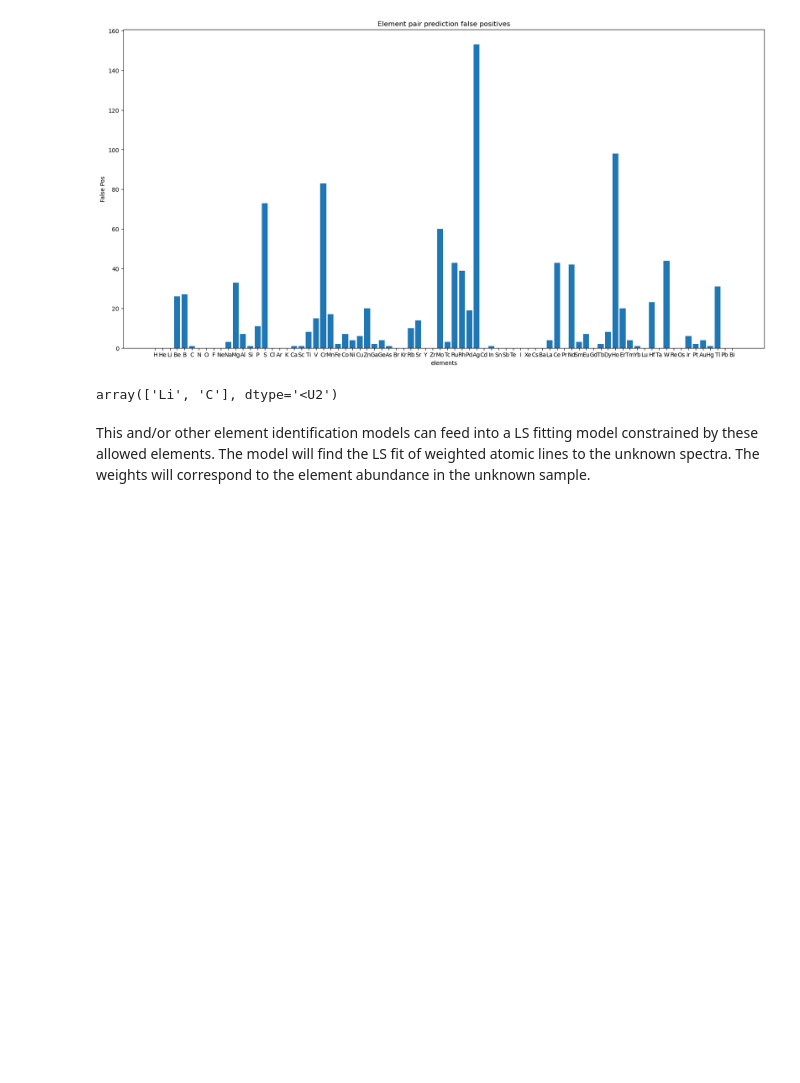
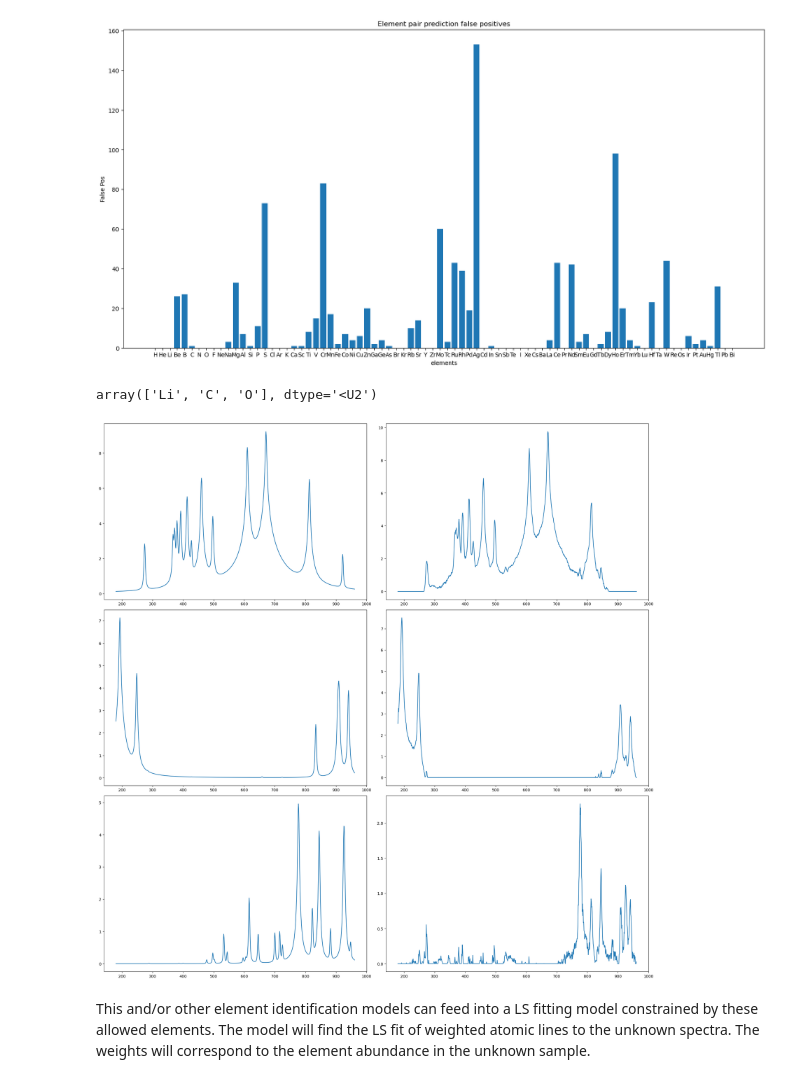
Before and after one commit to MWhitta/phaseMAP, a Jupyter notebook: Model_Test.ipynb, the cells around one changed output. Drawn from its saved outputs; the diff is of its cells as text; code cells hidden in the pictures; blank space fills up the shorter version.

Commit message:
memory mapped example and model test with elemental graphs

```diff
--- a/Model_Test.ipynb
+++ b/Model_Test.ipynb
@@ -282,10 +282,10 @@ ax.bar(f_pos_x, f_pos_y)
 [figure]
 # %%
 #check if this model can identify elements in Li2CO3
-#with open(datapath / 'training' / 'el80_pairs_meta.pickle', 'rb') as f:
-#    wave = pickle.load(f)
-#    elem_symb = pickle.load(f)
-#    el_index = pickle.load(f)
+with open(datapath / 'training' / 'el80_pairs_meta.pickle', 'rb') as f:
+    wave = pickle.load(f)
+    elem_symb = pickle.load(f)
+    el_index = pickle.load(f)
 
 max_z = len(elem_symb)
 spec_maker = spectrum_maker()
@@ -304,7 +304,8 @@ for el in spec_dict.keys():
         y_custom[el_index[el]] = spec_dict[el]
 # %%
 #scale and dimension data for model
-
+nist_mult = 1.17
+thresh = 1
 x_custom = nist_mult * torch.tensor(x_custom[None,None,:].astype('float32'))
 y_custom = nist_mult * torch.tensor(y_custom[None,:,:].astype('float32'))
 x_custom[x_custom < 0] = 0
@@ -315,13 +316,29 @@ y_custom = torch.log(y_custom + 1)
 
 model.eval()
 with torch.no_grad():
-    pred_c = model(x_custom).detach().numpy().copy
+    pred_c = model(x_custom).detach().numpy().copy()
 
 #see which elements are predicted
 #thresh = 3.7
 pred_c_idx = np.max(pred_c[0,0:max_z,:], axis=1) > thresh
 elem_symb[pred_c_idx] #array(['Li'], dtype='<U2')
 # %% [output]
-array(['Li', 'C'], dtype='<U2')
+array(['Li', 'C', 'O'], dtype='<U2')
+# %%
+#Looks at elemental predictions vs. input for this custom spectra
+def pred_plot(ax, data1, data2, param_dict):
+    out = ax.plot(data1, data2, **param_dict)
+    return out
+
+rows = 3
+cols = 2
+fig, axs = plt.subplots(rows, cols, figsize=(20,20), constrained_layout=True)
+i = 0
+for k in fracs_dict.keys(): #iterate over elements in input
+    axs[i][0].plot(wave, y_custom[0][el_index[k]].squeeze())
+    axs[i][1].plot(wave, pred_c[0][el_index[k]])
+    i += 1
+# %% [output]
+[figure, added]
 # %% [markdown]
 This and/or other element identification models can feed into a LS fitting model constrained by these allowed elements. The model will find the LS fit of weighted atomic lines to the unknown spectra. The weights will correspond to the element abundance in the unknown sample.
```
Also changed, not shown: 4 other files.
